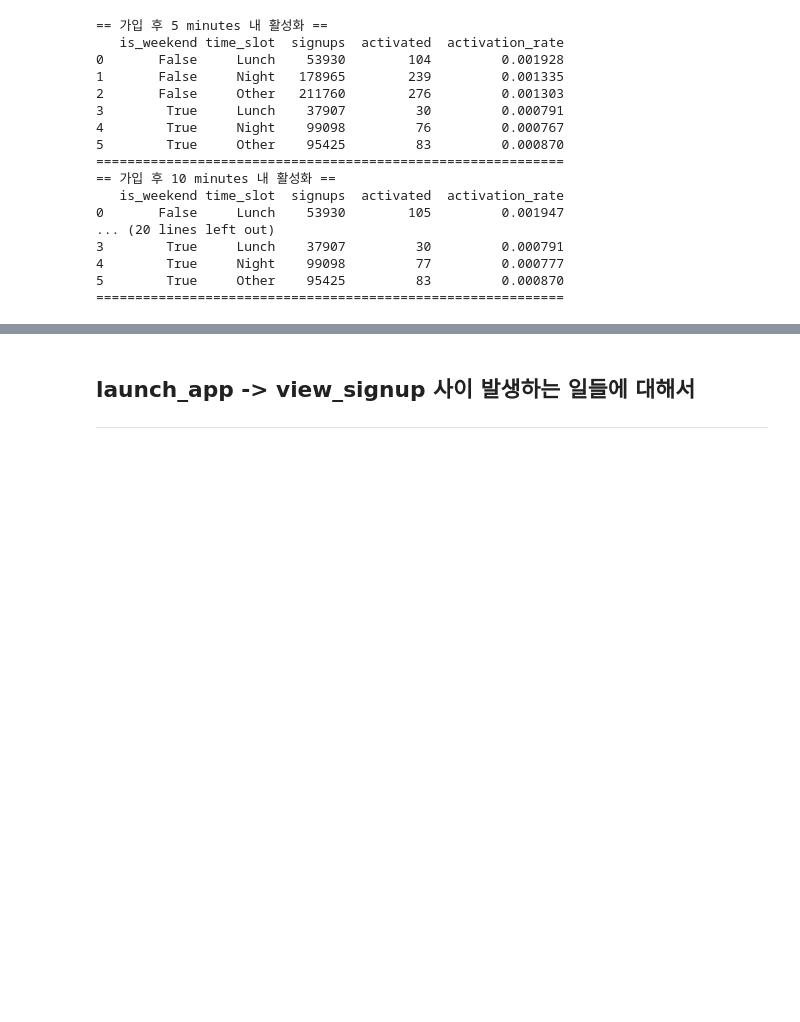
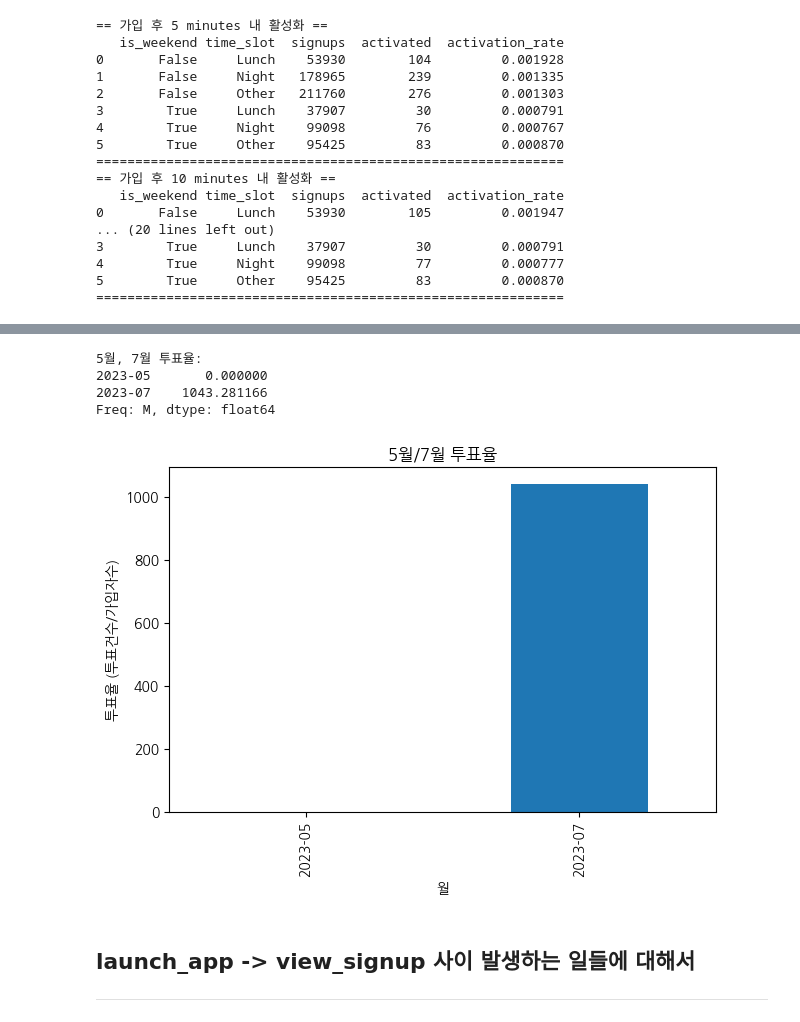
Before and after one commit to seung127/codeit_project, a Jupyter notebook: codeit-project-docker/notebooks/search_for_acquisition.ipynb, the cells around one changed output, grey strips where cells are left out. Saved outputs shown, nothing was run; the diff lists cells and outputs as text; code cells hidden in the pictures; blank space fills up the shorter version.

```diff
--- a/codeit-project-docker/notebooks/search_for_acquisition.ipynb
+++ b/codeit-project-docker/notebooks/search_for_acquisition.ipynb
@@ -1482,0 +1694,2 @@ time_event_activation_summary('hours', 1)
+# %%
+question_key = [event_name for event_name in list(final_hackle_df.event_key.unique()) if "question" in event_name]
@@ -1482,0 +1790,32 @@ time_event_activation_summary('hours', 1)
+# %%
+# 1. 투표 이벤트만 추출 (event_key가 실제 투표를 의미하는 값으로 변경)
+vote_events = final_hackle_df[final_hackle_df['event_key'].isin(question_key)].copy()
+
+# 2. 월별 투표 건수 집계
+vote_events['vote_month'] = vote_events['event_datetime'].dt.to_period('M')
+monthly_vote_counts = vote_events.groupby('vote_month').size()
+
+# 3. 월별 회원가입자 수 집계 (accounts_user 기준)
+accounts_user['signup_month'] = accounts_user['created_at_plus_9'].dt.to_period('M')
+monthly_signup_counts = accounts_user.groupby('signup_month').size()
+
+# 4. 월별 투표율 계산 (투표 건수 / 가입자 수)
+vote_rate = (monthly_vote_counts / monthly_signup_counts).fillna(0)
+
+# 5. 5월, 7월만 추출
+vote_rate_5_7 = vote_rate.loc[['2023-05', '2023-07']]
+print("5월, 7월 투표율:")
+print(vote_rate_5_7)
+
+# 6. 시각화
+vote_rate.loc[['2023-05', '2023-07']].plot(kind='bar', title='5월/7월 투표율')
+plt.ylabel('투표율 (투표건수/가입자수)')
+plt.xlabel('월')
+plt.tight_layout()
+plt.show()
+# %% [output]
+5월, 7월 투표율:
+2023-05       0.000000
+2023-07    1043.281166
+Freq: M, dtype: float64
+[figure, added]
```
Also changed, not shown: parts of 12 cells of this notebook, 10 other files.
